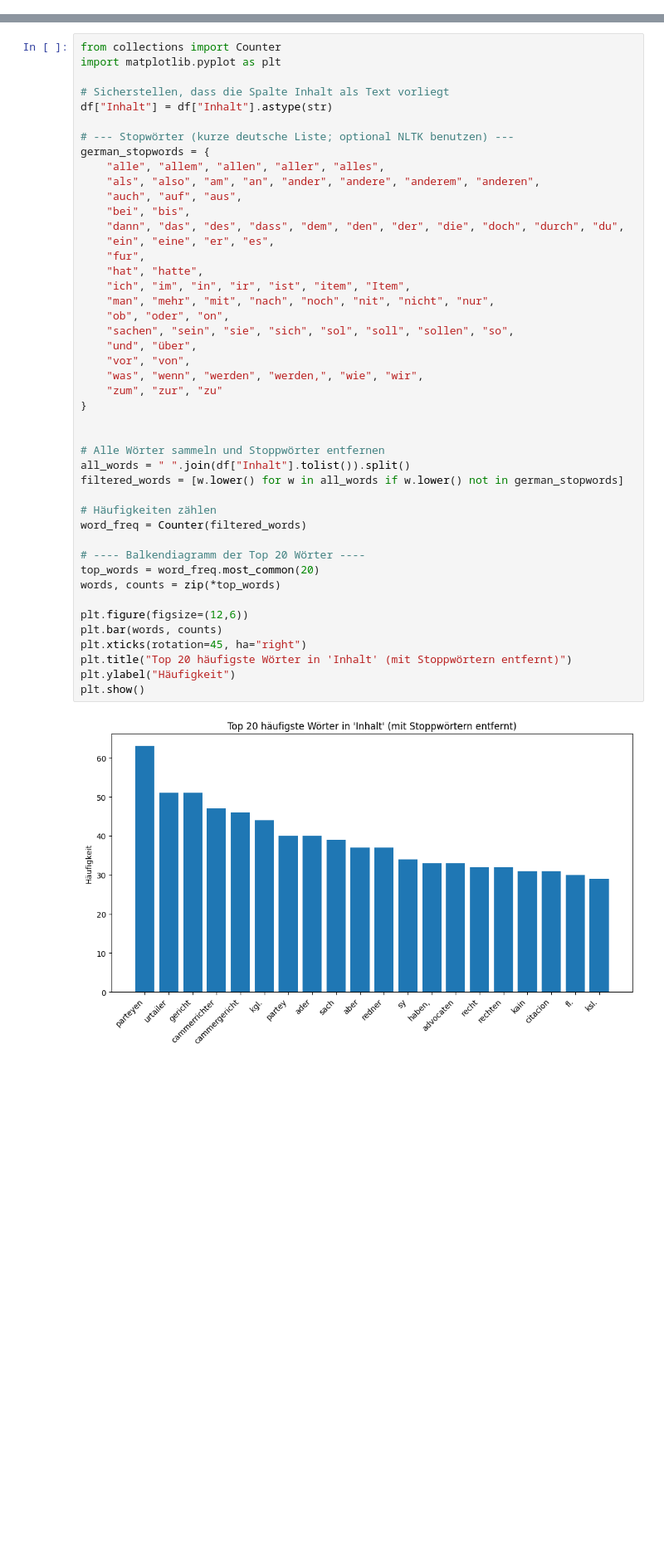
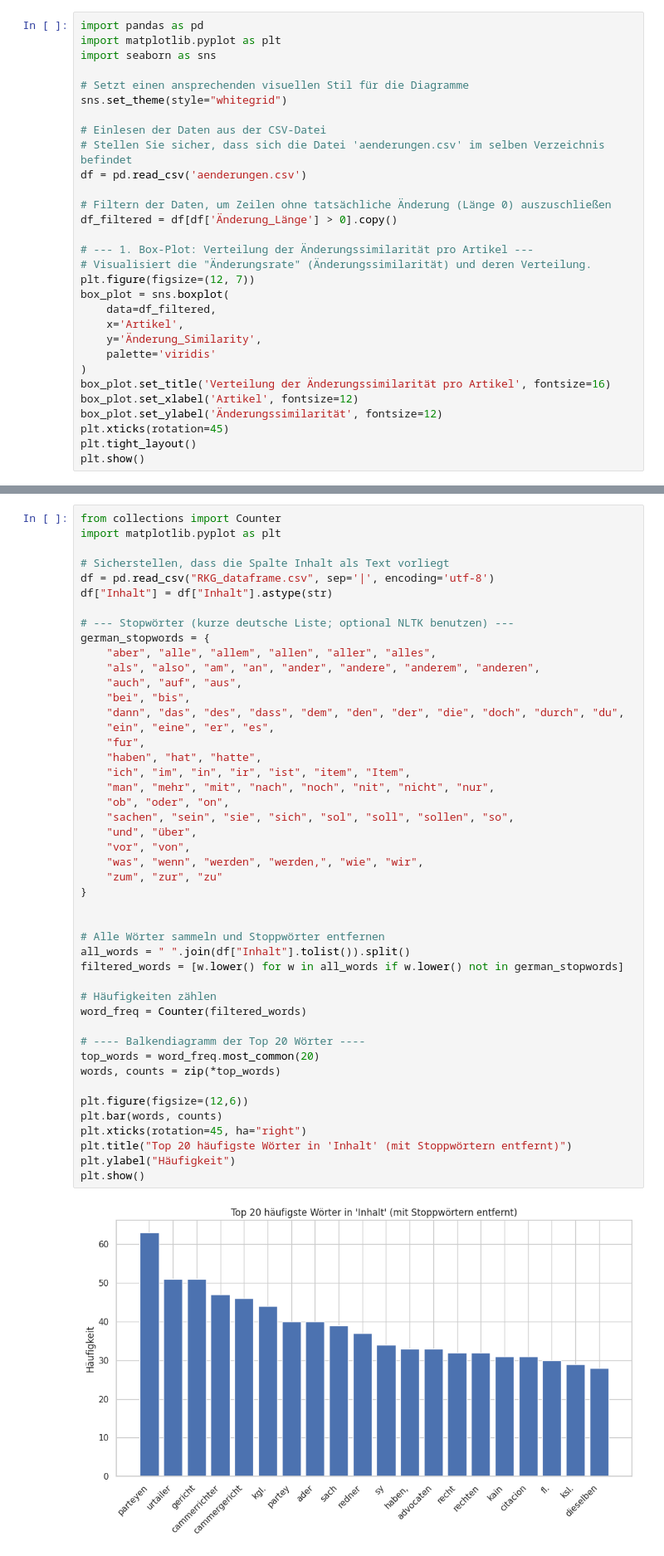
Before and after one commit to LinusLinuxer/Wormser-Reichstag-1495, a Jupyter notebook: daten_analysieren.ipynb, the cells around one changed output, grey strips where cells are left out. Shown at 83% size. Cells and saved outputs as stored; diff of their text form; blank space fills up the shorter version.

Commit message:
äderung.csv erstellt, mehrere plot generiert

```diff
--- a/daten_analysieren.ipynb
+++ b/daten_analysieren.ipynb
@@ -20,0 +148,30 @@ woerter_df.plot(kind='bar', figsize=(20,10), title="Anzahl der Wörter pro Artik
+# %%
+import pandas as pd
+import matplotlib.pyplot as plt
+import seaborn as sns
+
+# Setzt einen ansprechenden visuellen Stil für die Diagramme
+sns.set_theme(style="whitegrid")
+
+# Einlesen der Daten aus der CSV-Datei
+# Stellen Sie sicher, dass sich die Datei 'aenderungen.csv' im selben Verzeichnis befindet
+df = pd.read_csv('aenderungen.csv')
+
+# Filtern der Daten, um Zeilen ohne tatsächliche Änderung (Länge 0) auszuschließen
+df_filtered = df[df['Änderung_Länge'] > 0].copy()
+
+# --- 1. Box-Plot: Verteilung der Änderungssimilarität pro Artikel ---
+# Visualisiert die "Änderungsrate" (Änderungssimilarität) und deren Verteilung.
+plt.figure(figsize=(12, 7))
+box_plot = sns.boxplot(
+    data=df_filtered,
+    x='Artikel',
+    y='Änderung_Similarity',
+    palette='viridis'
+)
+box_plot.set_title('Verteilung der Änderungssimilarität pro Artikel', fontsize=16)
+box_plot.set_xlabel('Artikel', fontsize=12)
+box_plot.set_ylabel('Änderungssimilarität', fontsize=12)
+plt.xticks(rotation=45)
+plt.tight_layout()
+plt.show()
@@ -23,45 +251,46 @@ from collections import Counter
 import matplotlib.pyplot as plt
 
 # Sicherstellen, dass die Spalte Inhalt als Text vorliegt
+df = pd.read_csv("RKG_dataframe.csv", sep='|', encoding='utf-8')
 df["Inhalt"] = df["Inhalt"].astype(str)
 
 # --- Stopwörter (kurze deutsche Liste; optional NLTK benutzen) ---
 german_stopwords = {
-    "alle", "allem", "allen", "aller", "alles",
+    "aber", "alle", "allem", "allen", "aller", "alles",
     "als", "also", "am", "an", "ander", "andere", "anderem", "anderen",
     "auch", "auf", "aus",
     "bei", "bis",
     "dann", "das", "des", "dass", "dem", "den", "der", "die", "doch", "durch", "du",
     "ein", "eine", "er", "es",
     "fur",
-    "hat", "hatte",
+    "haben", "hat", "hatte",
     "ich", "im", "in", "ir", "ist", "item", "Item",
     "man", "mehr", "mit", "nach", "noch", "nit", "nicht", "nur",
     "ob", "oder", "on",
     "sachen", "sein", "sie", "sich", "sol", "soll", "sollen", "so",
     "und", "über",
     "vor", "von",
     "was", "wenn", "werden", "werden,", "wie", "wir",
     "zum", "zur", "zu"
 }
 
 
 # Alle Wörter sammeln und Stoppwörter entfernen
 all_words = " ".join(df["Inhalt"].tolist()).split()
 filtered_words = [w.lower() for w in all_words if w.lower() not in german_stopwords]
 
 # Häufigkeiten zählen
 word_freq = Counter(filtered_words)
 
 # ---- Balkendiagramm der Top 20 Wörter ----
 top_words = word_freq.most_common(20)
 words, counts = zip(*top_words)
 
 plt.figure(figsize=(12,6))
 plt.bar(words, counts)
 plt.xticks(rotation=45, ha="right")
 plt.title("Top 20 häufigste Wörter in 'Inhalt' (mit Stoppwörtern entfernt)")
 plt.ylabel("Häufigkeit")
 plt.show()
 # %% [output]
-[figure, old version]
+[figure, new version]
```
Also changed, not shown: parts of 10 cells of this notebook, 2 other files.
